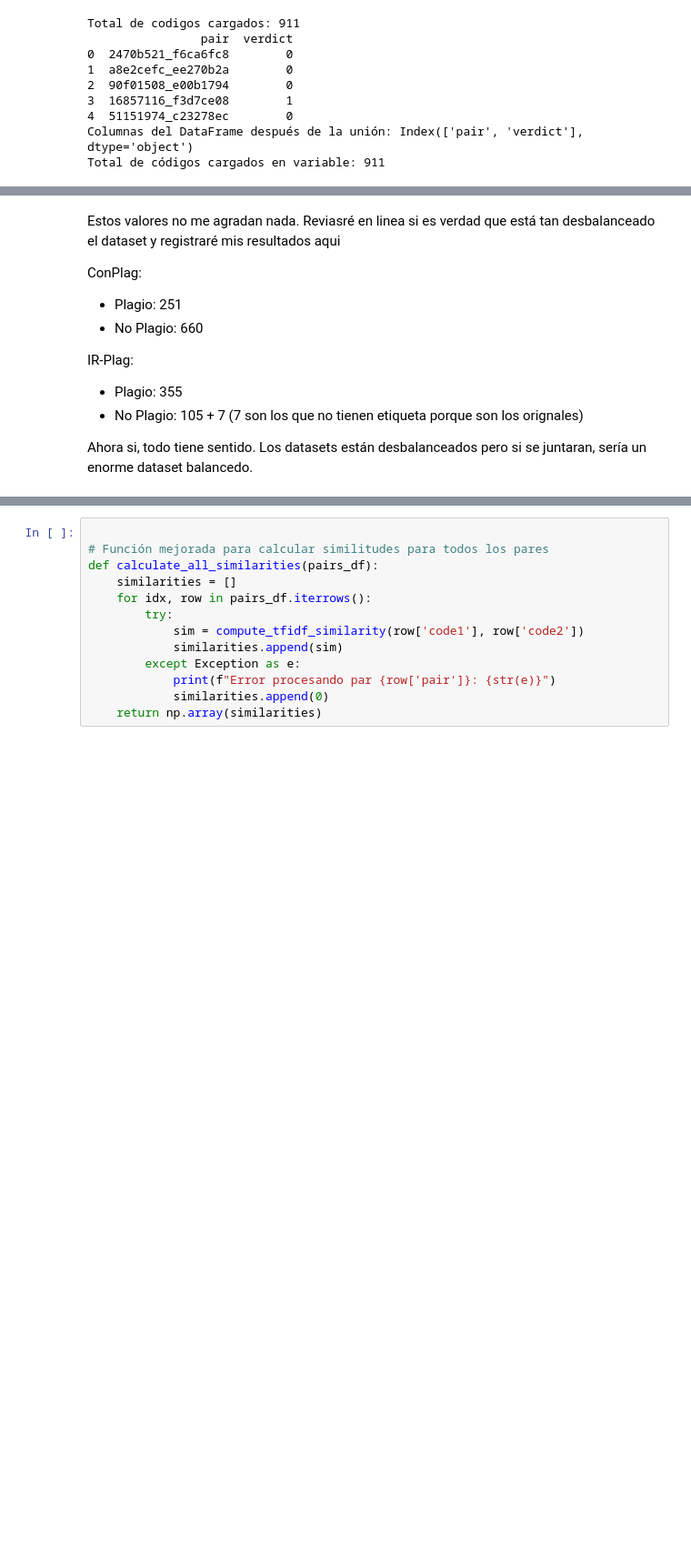
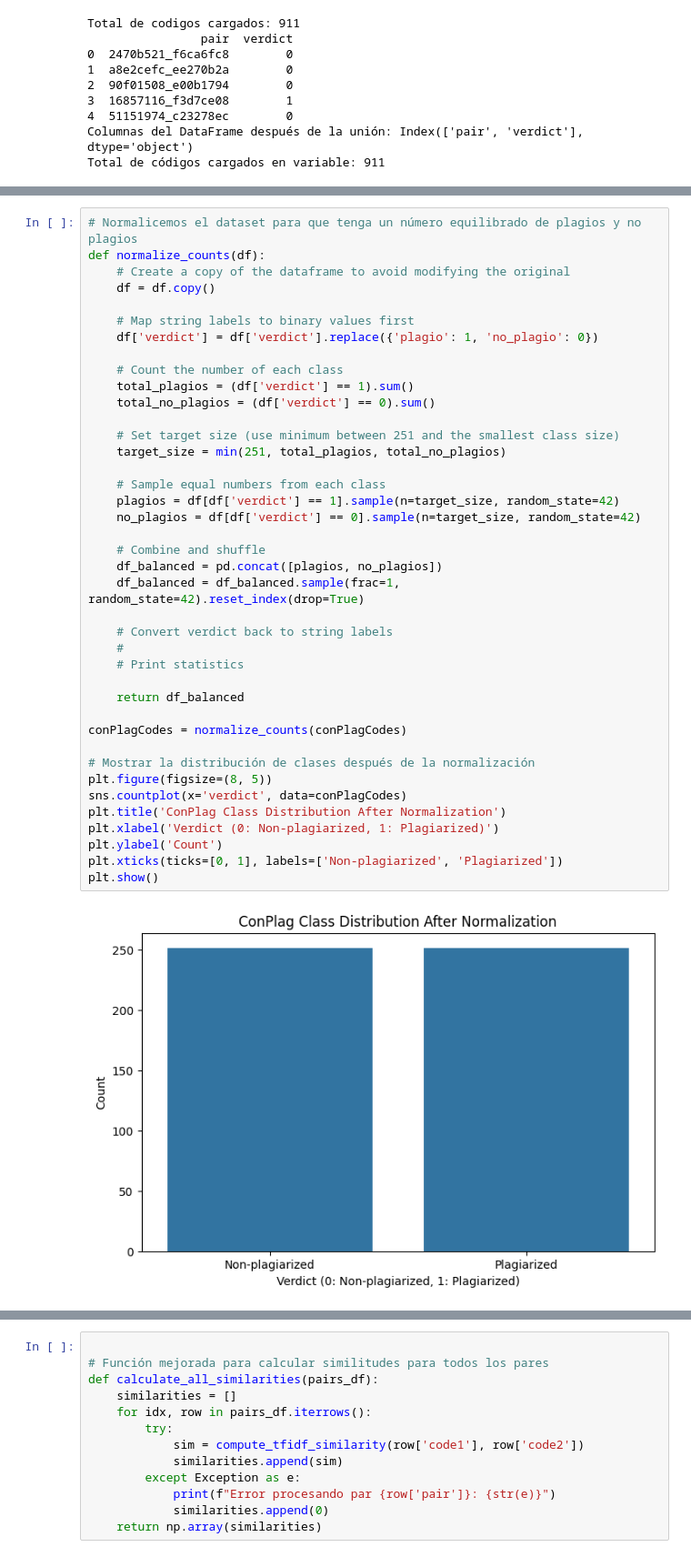
Before and after one commit to ElGonan/tc3002b-reto, a Jupyter notebook: src/project.ipynb, the cells around one changed output, grey strips where cells are left out. Shown at 91% size. Cells and saved outputs as stored; diff of their text form; blank space fills up the shorter version.

```diff
--- a/src/project.ipynb
+++ b/src/project.ipynb
@@ -201,18 +113,45 @@ Total Plagiarized: 251 | Total Non-plagiarized: 660
-# %% [markdown]
-Estos valores no me agradan nada. Reviasré en linea si es verdad que está tan desbalanceado el dataset
-y registraré mis resultados aqui
-
-ConPlag:
-- Plagio: 251
-- No Plagio: 660
-
-
-
-IR-Plag:
-- Plagio: 355
-- No Plagio: 105 + 7 (7 son los que no tienen etiqueta porque son los orignales)
-
-Ahora si, todo tiene sentido. Los datasets están desbalanceados pero si se juntaran, sería un enorme dataset balancedo.
+# %%
+# Normalicemos el dataset para que tenga un número equilibrado de plagios y no plagios
+def normalize_counts(df):
+    # Create a copy of the dataframe to avoid modifying the original
+    df = df.copy()
+
+    # Map string labels to binary values first
+    df['verdict'] = df['verdict'].replace({'plagio': 1, 'no_plagio': 0})
+
+    # Count the number of each class
+    total_plagios = (df['verdict'] == 1).sum()
+    total_no_plagios = (df['verdict'] == 0).sum()
+
+    # Set target size (use minimum between 251 and the smallest class size)
+    target_size = min(251, total_plagios, total_no_plagios)
+
+    # Sample equal numbers from each class
+    plagios = df[df['verdict'] == 1].sample(n=target_size, random_state=42)
+    no_plagios = df[df['verdict'] == 0].sample(n=target_size, random_state=42)
+
+    # Combine and shuffle
+    df_balanced = pd.concat([plagios, no_plagios])
+    df_balanced = df_balanced.sample(frac=1, random_state=42).reset_index(drop=True)
+
+    # Convert verdict back to string labels
+    #
+    # Print statistics
+
+    return df_balanced
+
+conPlagCodes = normalize_counts(conPlagCodes)
+
+# Mostrar la distribución de clases después de la normalización
+plt.figure(figsize=(8, 5))
+sns.countplot(x='verdict', data=conPlagCodes)
+plt.title('ConPlag Class Distribution After Normalization')
+plt.xlabel('Verdict (0: Non-plagiarized, 1: Plagiarized)')
+plt.ylabel('Count')
+plt.xticks(ticks=[0, 1], labels=['Non-plagiarized', 'Plagiarized'])
+plt.show()
+# %% [output]
+[figure, added]
 # %%
 # Configuración mejorada basada en Karnalim (2020) y Fu et al. (2017)
 CRITICAL_TOKENS = {
```
Also changed, not shown: parts of 6 cells of this notebook.
